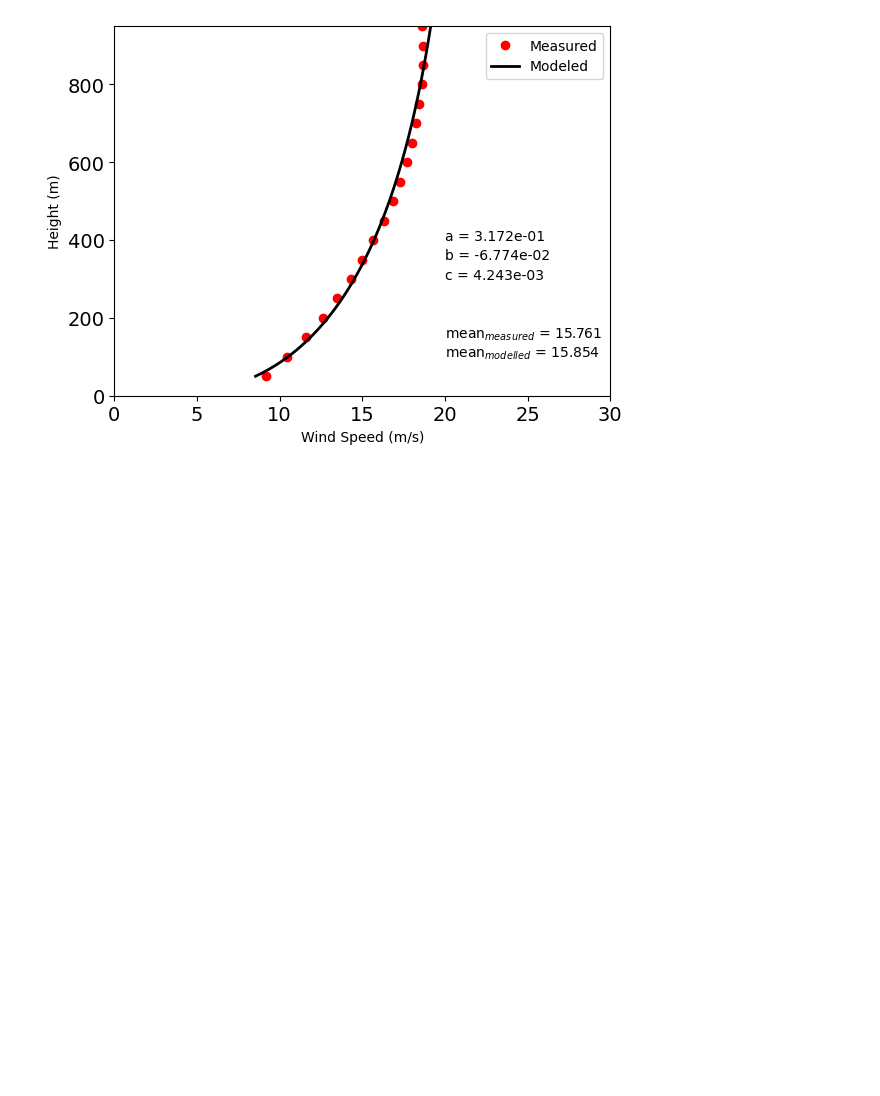
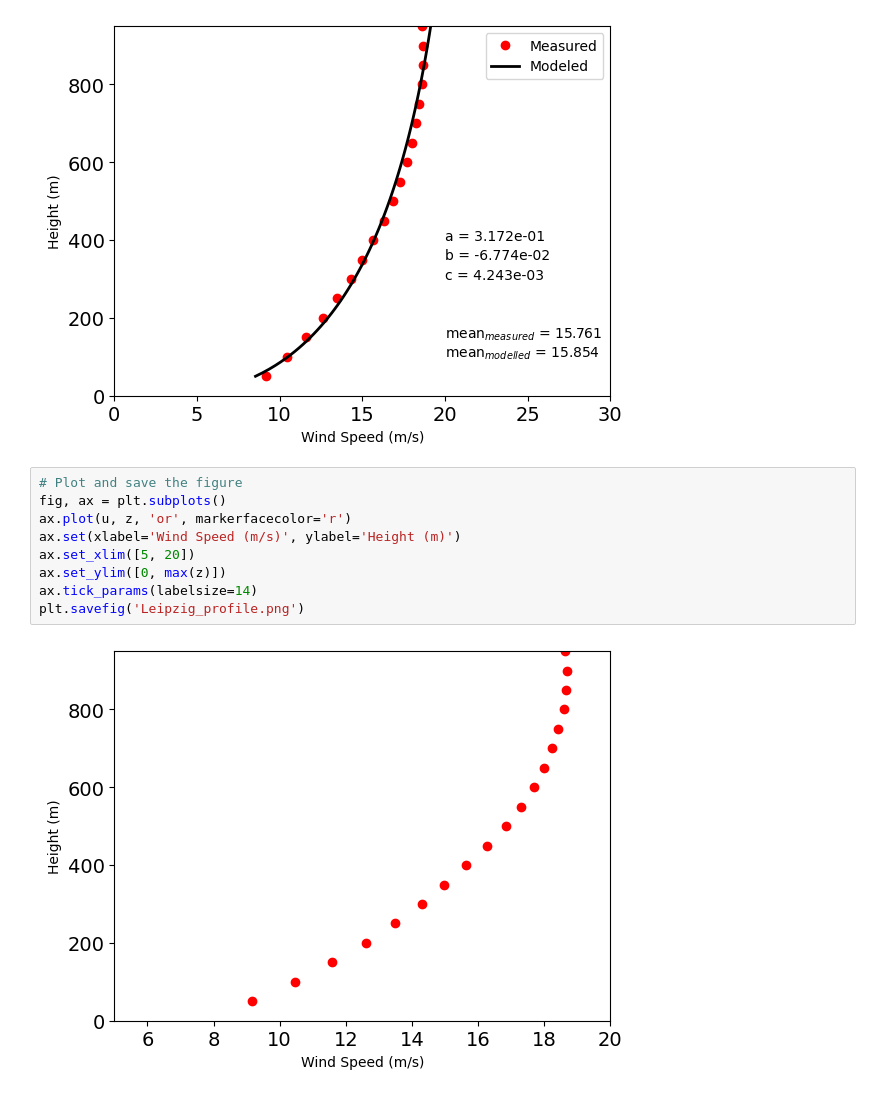
Before and after one commit to HarishBaki/DL_based_wind_profile_estimation, a Jupyter notebook: data/Basu_coefficients_estimation.ipynb, the cells around one changed output. Drawn from its saved outputs; the diff is of its cells as text; blank space fills up the shorter version.

```diff
--- a/data/Basu_coefficients_estimation.ipynb
+++ b/data/Basu_coefficients_estimation.ipynb
@@ -372,3 +346,14 @@ plt.text(20, 100, fr'mean$_{{modelled}}$ = {np.mean(u_fit):.3f}')
 plt.savefig('Basu_fit_for_Leipzig_profile_Nelder-Mead.png')
 # %% [output]
 [figure]
+# %%
+# Plot and save the figure
+fig, ax = plt.subplots()
+ax.plot(u, z, 'or', markerfacecolor='r')
+ax.set(xlabel='Wind Speed (m/s)', ylabel='Height (m)')
+ax.set_xlim([5, 20])
+ax.set_ylim([0, max(z)])
+ax.tick_params(labelsize=14)
+plt.savefig('Leipzig_profile.png')
+# %% [output]
+[figure, added]
```
Also changed, not shown: parts of 3 cells of this notebook, 4 other files.
